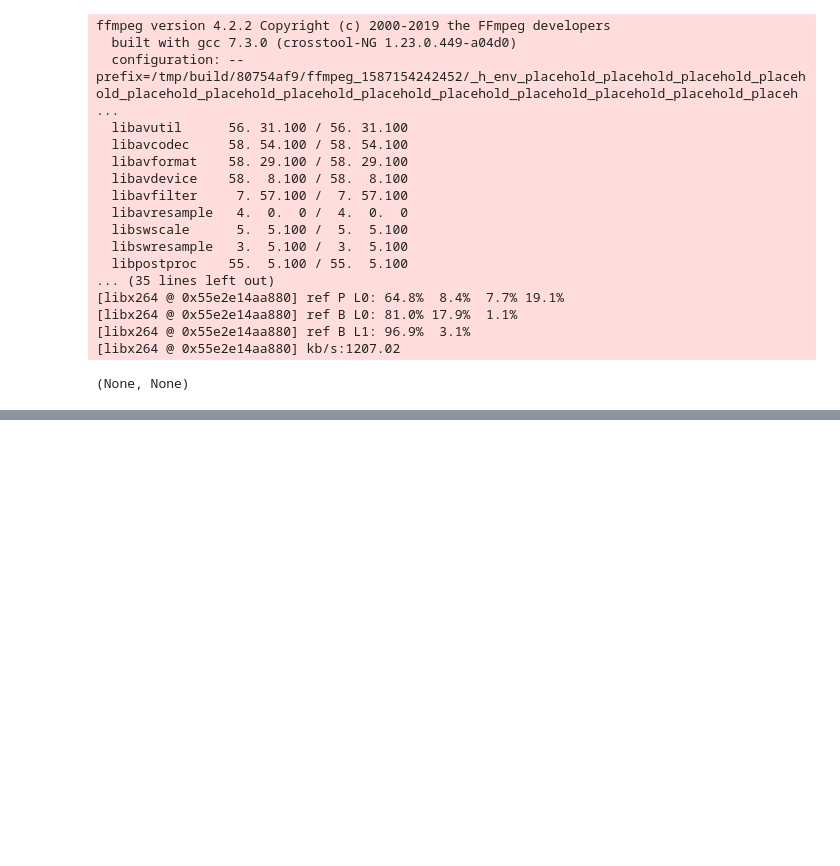
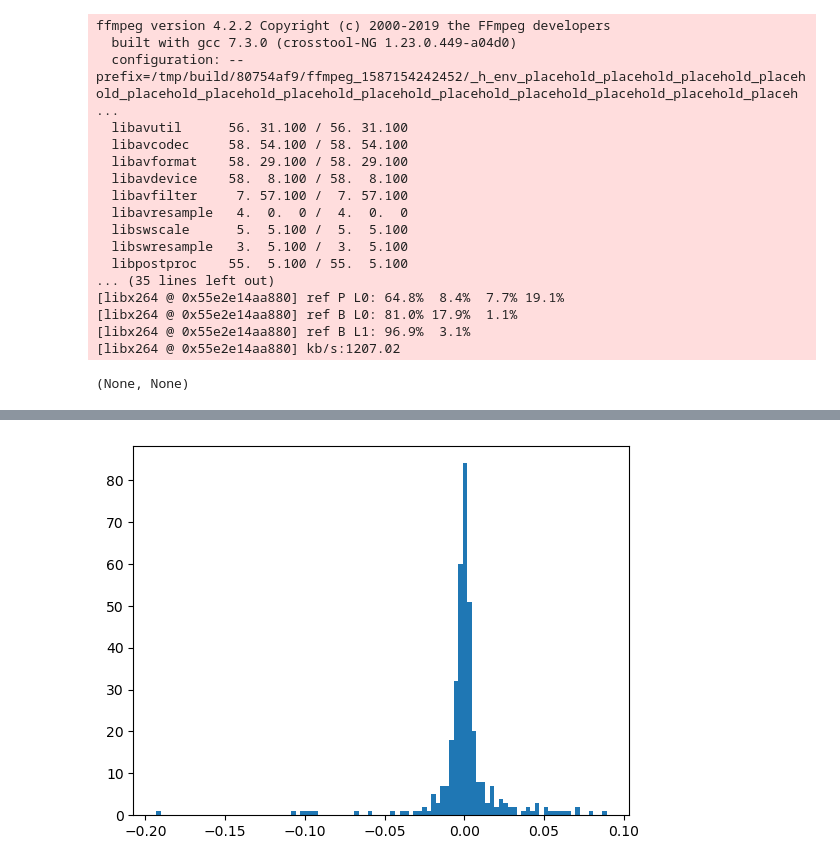
Before and after one commit to NeuroTheoryUMD/mattjac, a Jupyter notebook: v1/dstrf.ipynb, the cells around one changed output, grey strips where cells are left out. Drawn from its saved outputs; the diff is of its cells as text; code cells hidden in the pictures; blank space fills up the shorter version.

Commit message:
Updated some stuff and created the Jacobian for the entire model.

```diff
--- a/v1/dstrf.ipynb
+++ b/v1/dstrf.ipynb
@@ -383,0 +393,6 @@ ffmpeg version 4.2.2 Copyright (c) 2000-2019 the FFmpeg developers
+# %%
+start2 = 50
+end2 = 550
+results2 = predict.predict(model,
+                           dataset=dataset[start2-50:end2+50],
+                           network_names_to_use=['core'])
@@ -383,0 +500,22 @@ ffmpeg version 4.2.2 Copyright (c) 2000-2019 the FFmpeg developers
+# %%
+import matplotlib
+
+i = 6
+neuron = 1
+#imin = np.min(np.concatenate([results2.jacobian[i][0,neuron,:].flatten() for i in range(start2, end2)]))
+#imax = np.max(np.concatenate([results2.jacobian[i][0,neuron,:].flatten() for i in range(start2, end2)]))
+
+stim = dataset[i]['stim'][0,:]
+
+# get the Jacobians for the entire model
+dstrf = results2.jacobian[i][0,neuron,:]
+imin = torch.min(dstrf.flatten())
+imax = torch.max(dstrf.flatten())
+
+# get the predicted robs for neuron 0
+pred = results2.pred[i-50:i+50, neuron]
+robs = results2.robs[i-50:i+50, neuron]
+
+_ = plt.hist(dstrf.flatten().detach().numpy(), bins=100)
+# %% [output]
+[figure, added]
```
Also changed, not shown: parts of 26 cells of this notebook, 3 other files.
